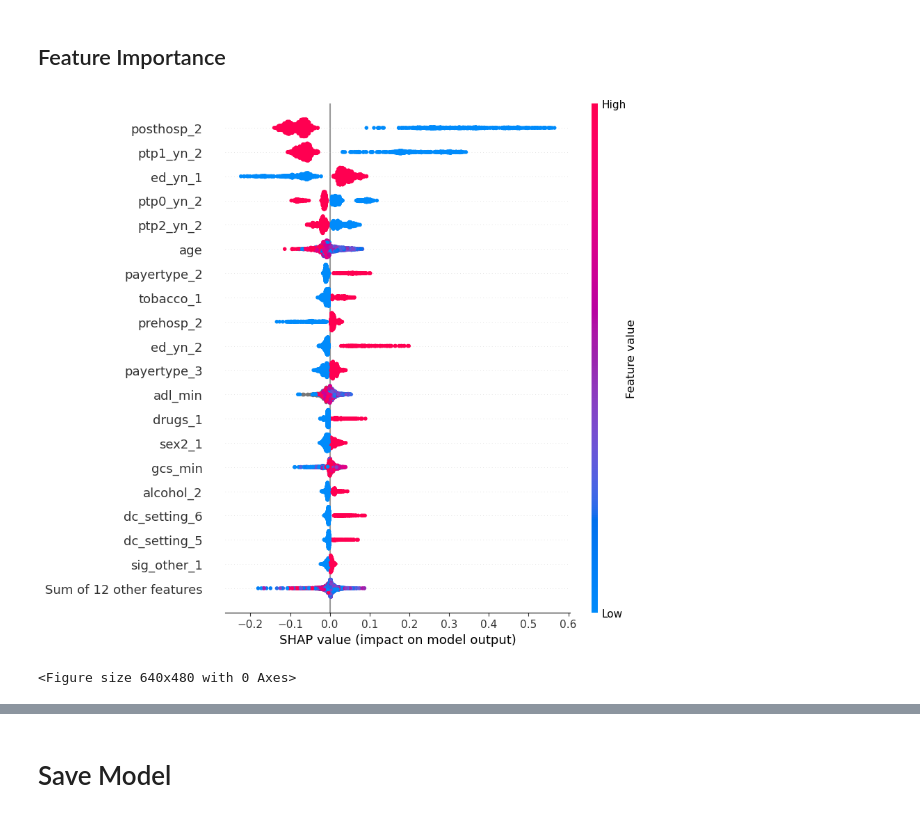
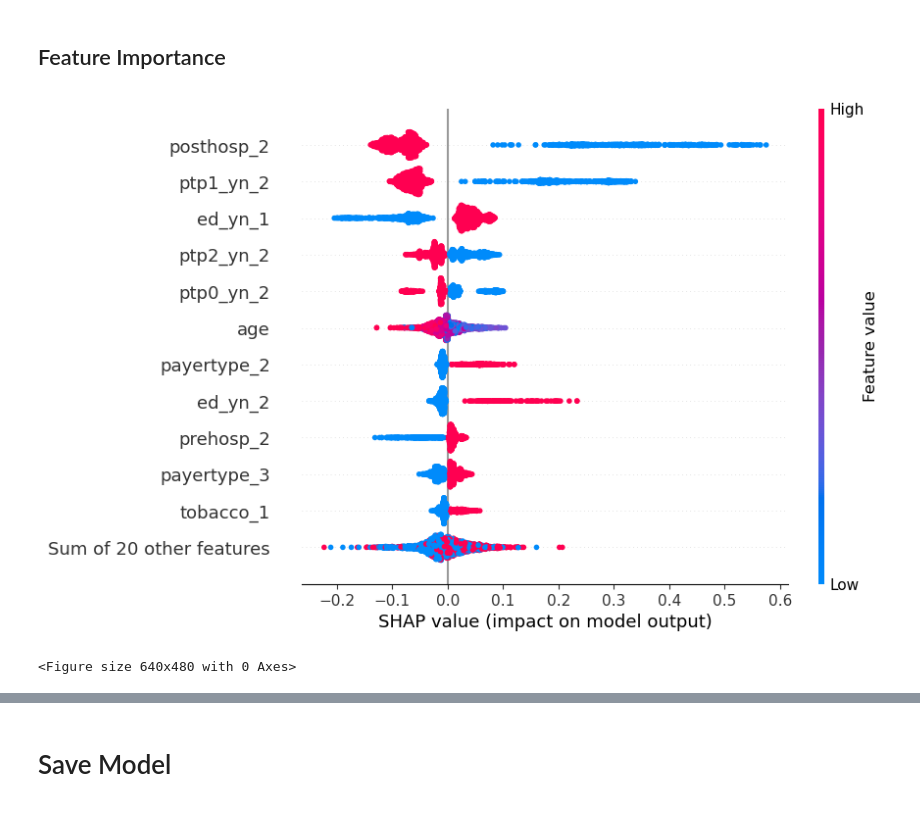
Before and after one commit to mattstoebe/CSU_MAS, a Jupyter notebook: Capstone/Model_training.ipynb, the cells around one changed output, grey strips where cells are left out. Saved outputs shown, nothing was run; the diff lists cells and outputs as text; code cells hidden in the pictures.

```diff
--- a/Capstone/Model_training.ipynb
+++ b/Capstone/Model_training.ipynb
@@ -656,29 +656,29 @@ Mid+High Recall:     96.3% (target ≥95%)
 # %%
 # Get feature names from pipeline preprocessing
 feature_names = pipe[:-1].get_feature_names_out()
 
 # Transform test data
 X_proc = pipe[:-1].transform(X_test)
 if hasattr(X_proc, "toarray"):
     X_proc = X_proc.toarray()
 
 # Create explainer with correct feature names
 explainer = shap.TreeExplainer(
     pipe['xgb'],
     X_proc,
     model_output='probability',
     feature_names=feature_names
 )
 
 # Generate and plot SHAP values
 shap_values_prob = explainer(X_proc)
 
 plt.figure(figsize=(12, 8))
-shap.plots.beeswarm(shap_values_prob, max_display=20)
+shap.plots.beeswarm(shap_values_prob, max_display=12)
 plt.tight_layout()
 plt.show()
 # %% [output]
-[figure, old version]
+[figure, new version]
 <Figure size 640x480 with 0 Axes>
 # %%
 def analyze_top_predictors(idx=None, random_seed=None, figsize=(5,6)):
```
Also changed, not shown: parts of 1 cell of this notebook.
